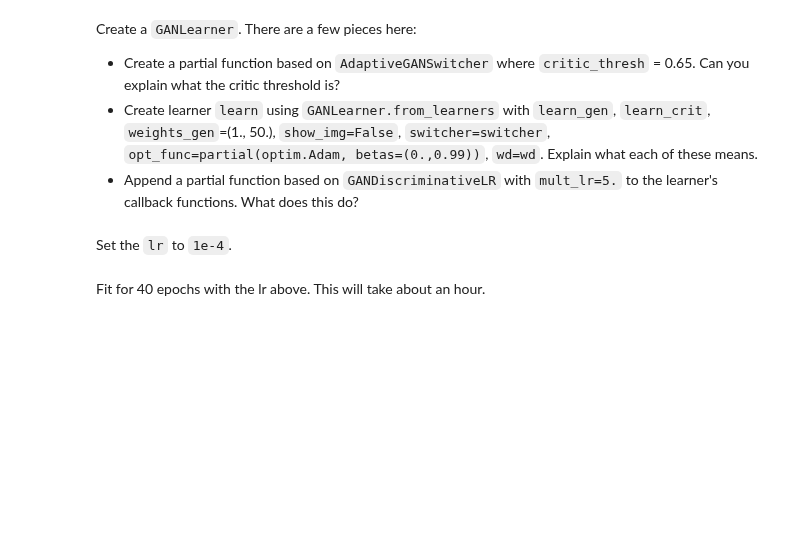
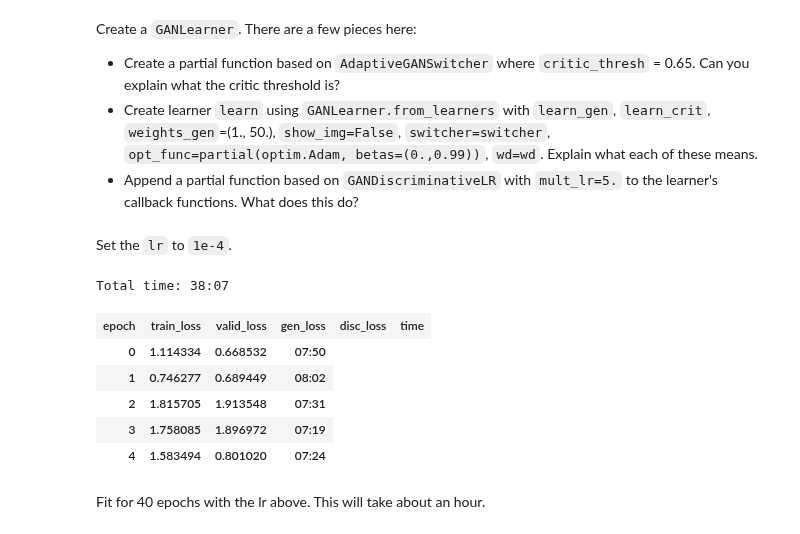
Before and after one commit to rforgione/course-v3, a Jupyter notebook: nbs/dl1/lesson7-superres-gan-attempt.ipynb, the cells around one changed output. Drawn from its saved outputs; the diff is of its cells as text; code cells hidden in the pictures; blank space fills up the shorter version.

```diff
--- a/nbs/dl1/lesson7-superres-gan-attempt.ipynb
+++ b/nbs/dl1/lesson7-superres-gan-attempt.ipynb
@@ -287,4 +293,6 @@ Load the crit data from dirs `['crappy', 'images']`, `bs=bs`, `size=size`.
 # %% [markdown]
 Recreate the critic learner from the dad you just loaded with no metrics, and load `critic-pre2`.
+# %%
+crit = create_critic_learner(crit_data, accuracy_thresh_expand)
 # %% [markdown]
 Create a gen learner and load `gen-pre2`.
@@ -298,3 +341,13 @@ Set the `lr` to `1e-4`.
+# %%
+learn.fit_one_cycle(5)
+# %% [output]
+Total time: 38:07
+| epoch | train_loss | valid_loss | gen_loss | disc_loss | time |
+| 0 | 1.114334 | 0.668532 | 07:50 |
+| 1 | 0.746277 | 0.689449 | 08:02 |
+| 2 | 1.815705 | 1.913548 | 07:31 |
+| 3 | 1.758085 | 1.896972 | 07:19 |
+| 4 | 1.583494 | 0.801020 | 07:24 |
 # %% [markdown]
 Fit for 40 epochs with the lr above. This will take about an hour.
 # %% [markdown]
```
Also changed, not shown: parts of 11 cells of this notebook.
